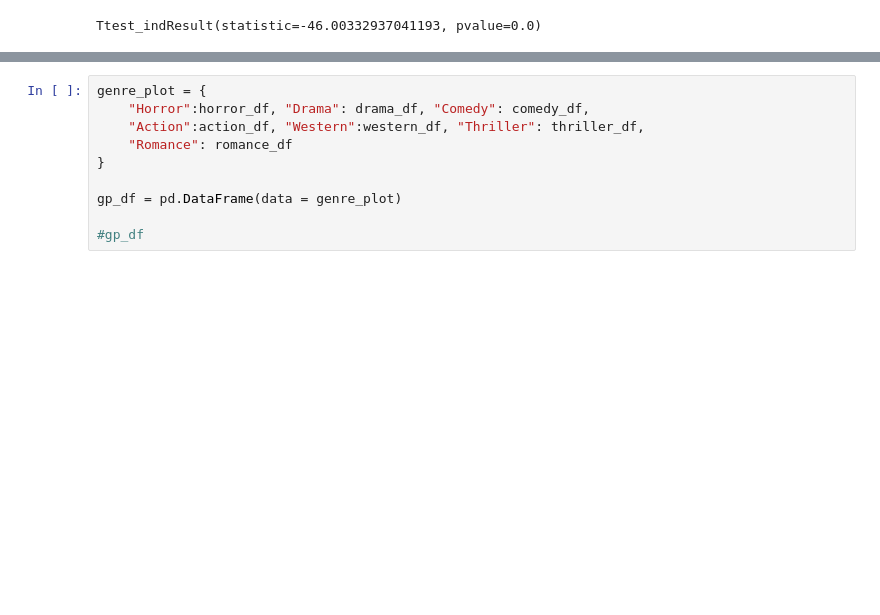
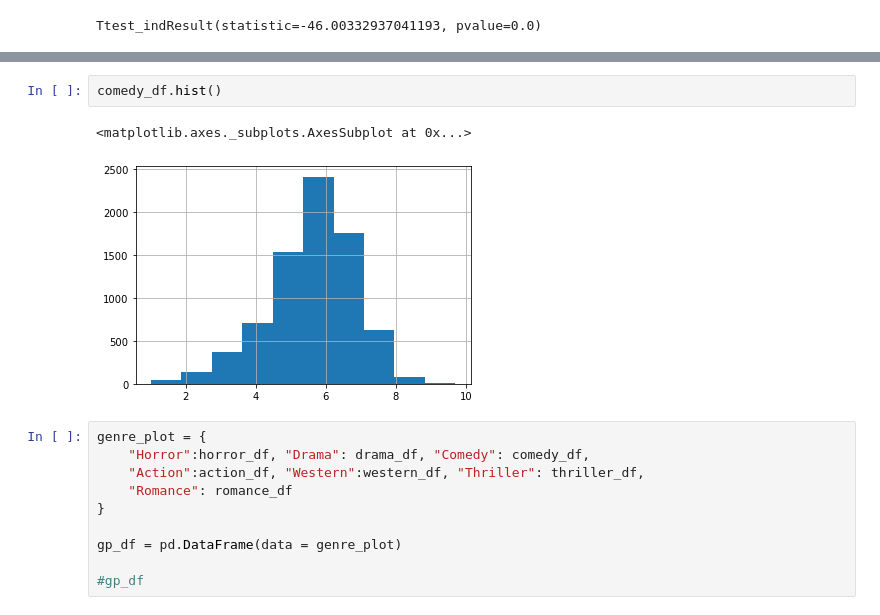
Before and after one commit to gspahlin/Movie_analysis, a Jupyter notebook: Movie_data_exploration_update2.ipynb, the cells around one changed output, grey strips where cells are left out. Drawn from its saved outputs; the diff is of its cells as text; blank space fills up the shorter version.

```diff
--- a/Movie_data_exploration_update2.ipynb
+++ b/Movie_data_exploration_update2.ipynb
@@ -462,3 +512,8 @@ Ttest_indResult(statistic=-46.00332937041193, pvalue=0.0)
+# %%
+comedy_df.hist()
+# %% [output]
+<matplotlib.axes._subplots.AxesSubplot at 0x...>
+[figure, added]
 # %%
 genre_plot = {
     "Horror":horror_df, "Drama": drama_df, "Comedy": comedy_df,
```
Also changed, not shown: parts of 10 cells of this notebook.
